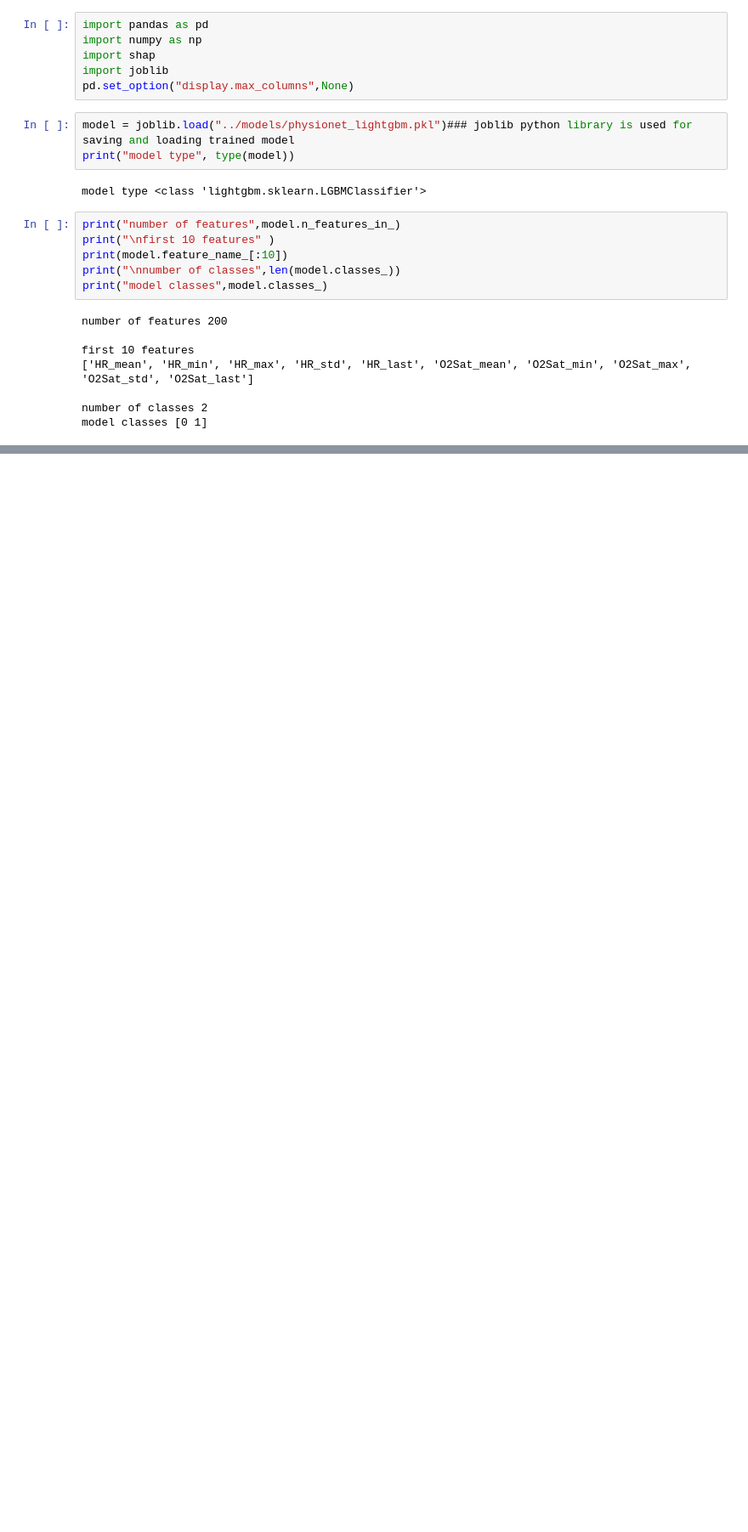
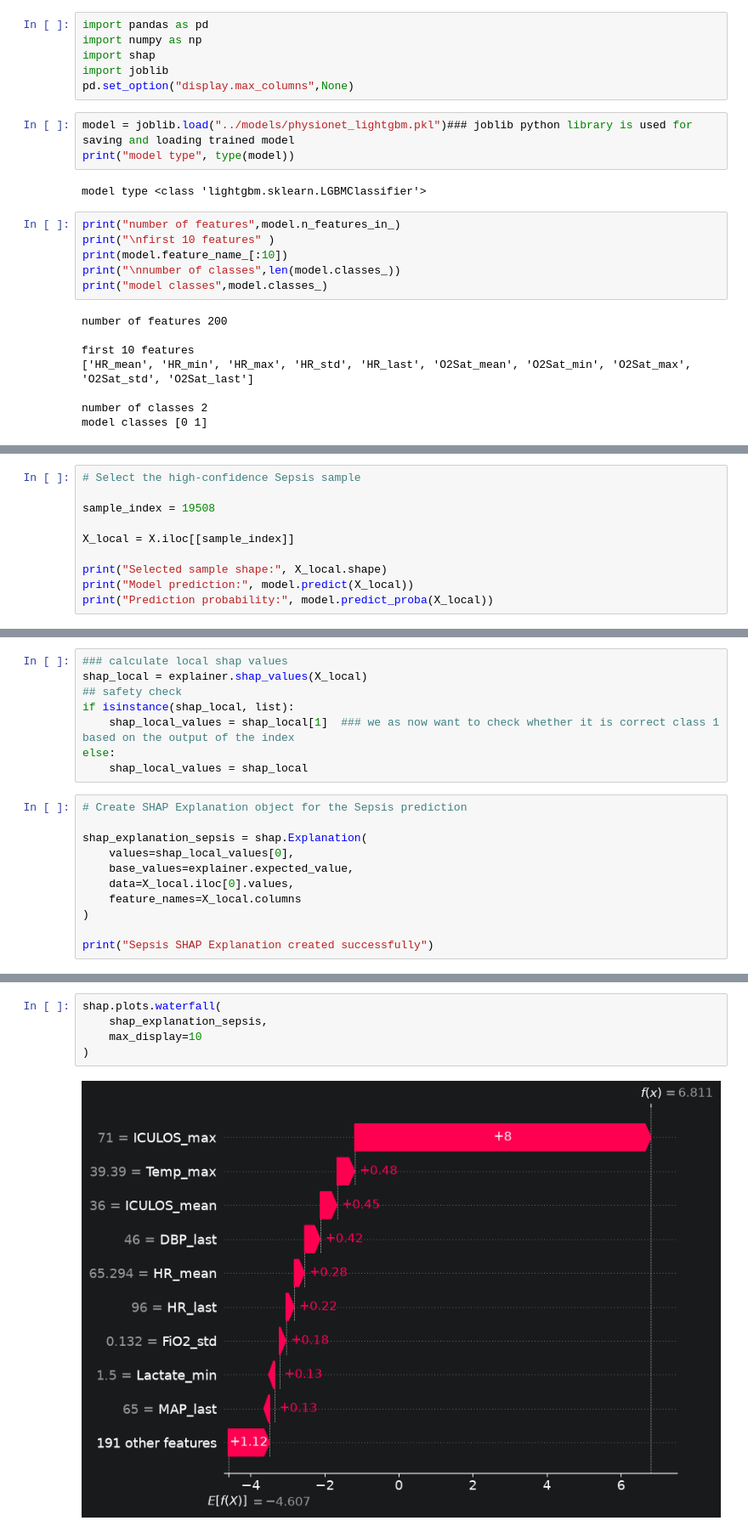
Before and after one commit to Prajin-K/Explainable-Sepsis-AI, a Jupyter notebook: notebooks/19_Model1_SHAP_Explainability..ipynb, the cells around one changed output, grey strips where cells are left out. Shown at 85% size. Saved outputs shown, nothing was run; the diff lists cells and outputs as text; blank space fills up the shorter version.

```diff
--- a/notebooks/19_Model1_SHAP_Explainability..ipynb
+++ b/notebooks/19_Model1_SHAP_Explainability..ipynb
@@ -25,0 +184,10 @@ model classes [0 1]
+# %%
+# Select the high-confidence Sepsis sample
+
+sample_index = 19508
+
+X_local = X.iloc[[sample_index]]
+
+print("Selected sample shape:", X_local.shape)
+print("Model prediction:", model.predict(X_local))
+print("Prediction probability:", model.predict_proba(X_local))
@@ -25,0 +198,19 @@ model classes [0 1]
+# %%
+### calculate local shap values
+shap_local = explainer.shap_values(X_local)
+## safety check
+if isinstance(shap_local, list):
+    shap_local_values = shap_local[1]  ### we as now want to check whether it is correct class 1 based on the output of the index
+else:
+    shap_local_values = shap_local
+# %%
+# Create SHAP Explanation object for the Sepsis prediction
+
+shap_explanation_sepsis = shap.Explanation(
+    values=shap_local_values[0],
+    base_values=explainer.expected_value,
+    data=X_local.iloc[0].values,
+    feature_names=X_local.columns
+)
+
+print("Sepsis SHAP Explanation created successfully")
@@ -25,0 +219,7 @@ model classes [0 1]
+# %%
+shap.plots.waterfall(
+    shap_explanation_sepsis,
+    max_display=10
+)
+# %% [output]
+[figure, added]
```
Also changed, not shown: parts of 18 cells of this notebook.
